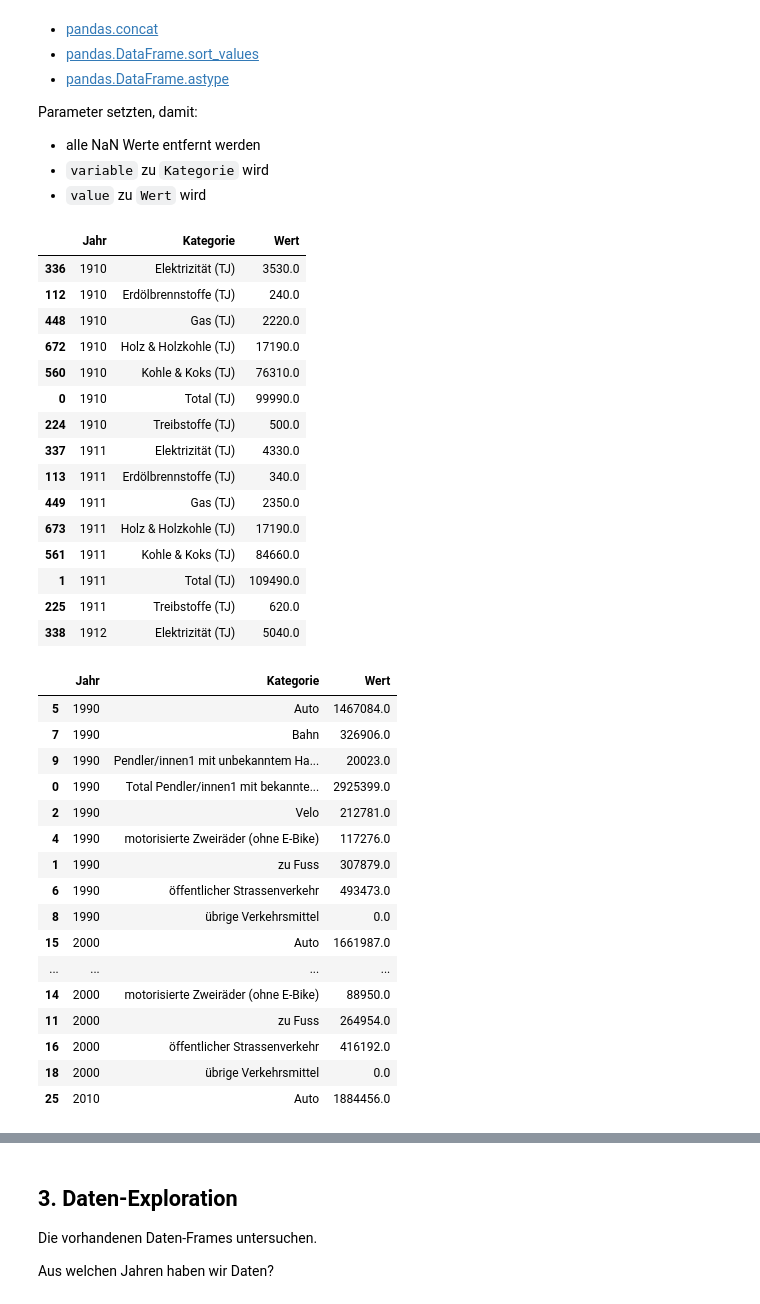
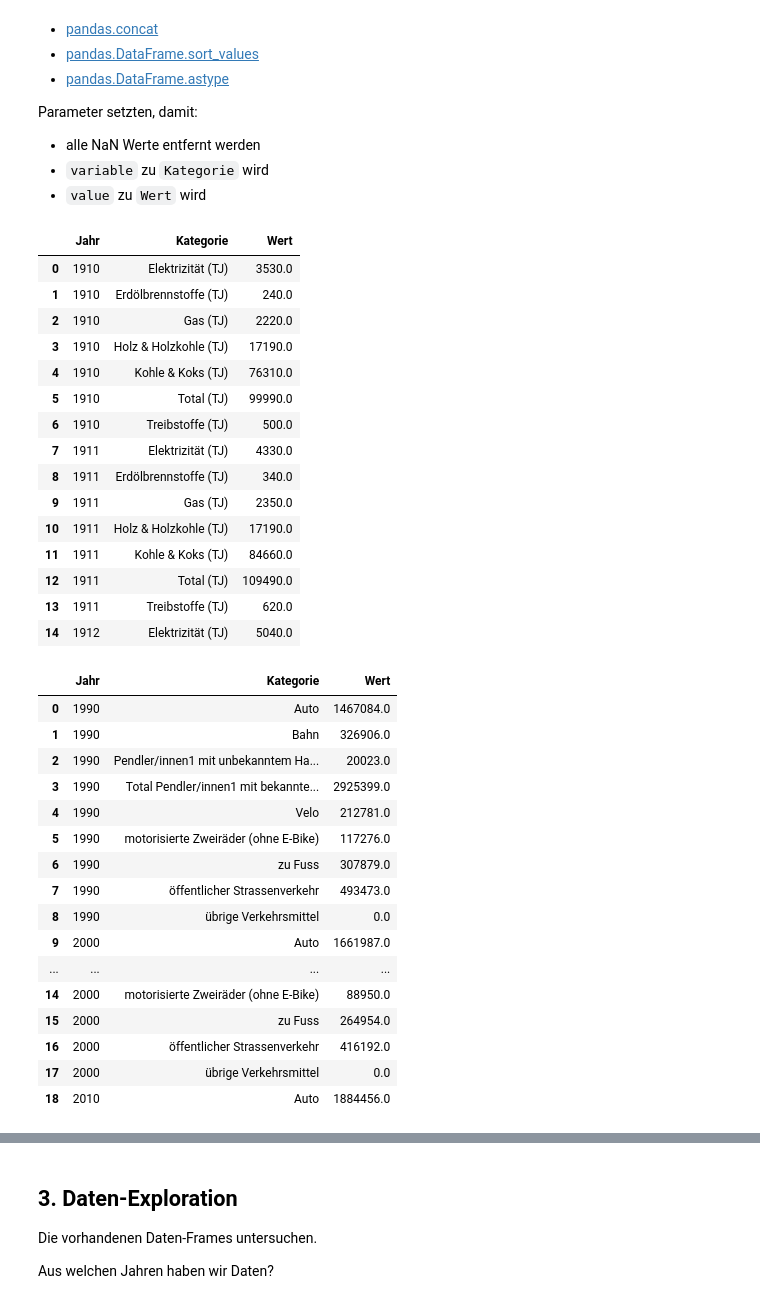
Before and after one commit to marco-weber/BMLD-2022-Informatik-Leistungsnachweis, a Jupyter notebook: Leistungsnachweisname_FilipaWeber_AnnaHasenfratz_EnyaJossen.ipynb, the cells around one changed output, grey strips where cells are left out. Saved outputs shown, nothing was run; the diff lists cells and outputs as text; code cells hidden in the pictures.

```diff
--- a/Leistungsnachweisname_FilipaWeber_AnnaHasenfratz_EnyaJossen.ipynb
+++ b/Leistungsnachweisname_FilipaWeber_AnnaHasenfratz_EnyaJossen.ipynb
@@ -147,51 +147,53 @@ Parameter setzten, damit:
 # %%
 # melt wide format to long, sort and check outcome
 df_energy_long = df_energy.melt(id_vars=["Jahr"],var_name="Kategorie",value_name="Wert").dropna()
 df_energy_long = df_energy_long.astype({"Jahr": "int32"}) # force year to be an integer
 df_energy_long = df_energy_long.sort_values(by=["Jahr", "Kategorie"]) # both categories asc (default)
+df_energy_long = df_energy_long.reset_index().drop(columns="index") # reset index and drop old index
 df_energy_long.head(15) # check if it works
 # %% [output]
 |  | Jahr | Kategorie | Wert |
-| 336 | 1910 | Elektrizität (TJ) | 3530.0 |
-| 112 | 1910 | Erdölbrennstoffe (TJ) | 240.0 |
-| 448 | 1910 | Gas (TJ) | 2220.0 |
-| 672 | 1910 | Holz & Holzkohle (TJ) | 17190.0 |
-| 560 | 1910 | Kohle & Koks (TJ) | 76310.0 |
-| 0 | 1910 | Total (TJ) | 99990.0 |
-| 224 | 1910 | Treibstoffe (TJ) | 500.0 |
-| 337 | 1911 | Elektrizität (TJ) | 4330.0 |
-| 113 | 1911 | Erdölbrennstoffe (TJ) | 340.0 |
-| 449 | 1911 | Gas (TJ) | 2350.0 |
-| 673 | 1911 | Holz & Holzkohle (TJ) | 17190.0 |
-| 561 | 1911 | Kohle & Koks (TJ) | 84660.0 |
-| 1 | 1911 | Total (TJ) | 109490.0 |
-| 225 | 1911 | Treibstoffe (TJ) | 620.0 |
-| 338 | 1912 | Elektrizität (TJ) | 5040.0 |
+| 0 | 1910 | Elektrizität (TJ) | 3530.0 |
+| 1 | 1910 | Erdölbrennstoffe (TJ) | 240.0 |
+| 2 | 1910 | Gas (TJ) | 2220.0 |
+| 3 | 1910 | Holz & Holzkohle (TJ) | 17190.0 |
+| 4 | 1910 | Kohle & Koks (TJ) | 76310.0 |
+| 5 | 1910 | Total (TJ) | 99990.0 |
+| 6 | 1910 | Treibstoffe (TJ) | 500.0 |
+| 7 | 1911 | Elektrizität (TJ) | 4330.0 |
+| 8 | 1911 | Erdölbrennstoffe (TJ) | 340.0 |
+| 9 | 1911 | Gas (TJ) | 2350.0 |
+| 10 | 1911 | Holz & Holzkohle (TJ) | 17190.0 |
+| 11 | 1911 | Kohle & Koks (TJ) | 84660.0 |
+| 12 | 1911 | Total (TJ) | 109490.0 |
+| 13 | 1911 | Treibstoffe (TJ) | 620.0 |
+| 14 | 1912 | Elektrizität (TJ) | 5040.0 |
 # %%
 # melt wide format to long, sort and check outcome
 df_transport_long = df_transport.melt(id_vars=["Kategorie"],var_name="Jahr",value_name="Wert").dropna()
 df_transport_long = df_transport_long[["Jahr", "Kategorie", "Wert"]] # reorder columns
 df_transport_long = df_transport_long.astype({"Jahr": "int32"}) # force year to be an integer
 df_transport_long = df_transport_long.sort_values(by=["Jahr", "Kategorie"]) # both categories asc (default)
+df_transport_long = df_transport_long.reset_index().drop(columns="index") # reset index and drop old index
 df_transport_long.head(19) # check if it works
 # %% [output]
 |  | Jahr | Kategorie | Wert |
-| 5 | 1990 | Auto | 1467084.0 |
-| 7 | 1990 | Bahn | 326906.0 |
-| 9 | 1990 | Pendler/innen1 mit unbekanntem Ha... | 20023.0 |
-| 0 | 1990 | Total Pendler/innen1 mit bekannte... | 2925399.0 |
-| 2 | 1990 | Velo | 212781.0 |
-| 4 | 1990 | motorisierte Zweiräder (ohne E-Bike) | 117276.0 |
-| 1 | 1990 | zu Fuss | 307879.0 |
-| 6 | 1990 | öffentlicher Strassenverkehr | 493473.0 |
+| 0 | 1990 | Auto | 1467084.0 |
+| 1 | 1990 | Bahn | 326906.0 |
+| 2 | 1990 | Pendler/innen1 mit unbekanntem Ha... | 20023.0 |
+| 3 | 1990 | Total Pendler/innen1 mit bekannte... | 2925399.0 |
+| 4 | 1990 | Velo | 212781.0 |
+| 5 | 1990 | motorisierte Zweiräder (ohne E-Bike) | 117276.0 |
+| 6 | 1990 | zu Fuss | 307879.0 |
+| 7 | 1990 | öffentlicher Strassenverkehr | 493473.0 |
 | 8 | 1990 | übrige Verkehrsmittel | 0.0 |
-| 15 | 2000 | Auto | 1661987.0 |
+| 9 | 2000 | Auto | 1661987.0 |
 | ... | ... | ... | ... |
 | 14 | 2000 | motorisierte Zweiräder (ohne E-Bike) | 88950.0 |
-| 11 | 2000 | zu Fuss | 264954.0 |
+| 15 | 2000 | zu Fuss | 264954.0 |
 | 16 | 2000 | öffentlicher Strassenverkehr | 416192.0 |
-| 18 | 2000 | übrige Verkehrsmittel | 0.0 |
-| 25 | 2010 | Auto | 1884456.0 |
+| 17 | 2000 | übrige Verkehrsmittel | 0.0 |
+| 18 | 2010 | Auto | 1884456.0 |
 # %%
 df_full = pd.concat([df_energy_long, df_transport_long])
 df_full = df_full.sort_values(by=["Jahr", "Kategorie"])
```
Also changed, not shown: parts of 4 cells of this notebook.
